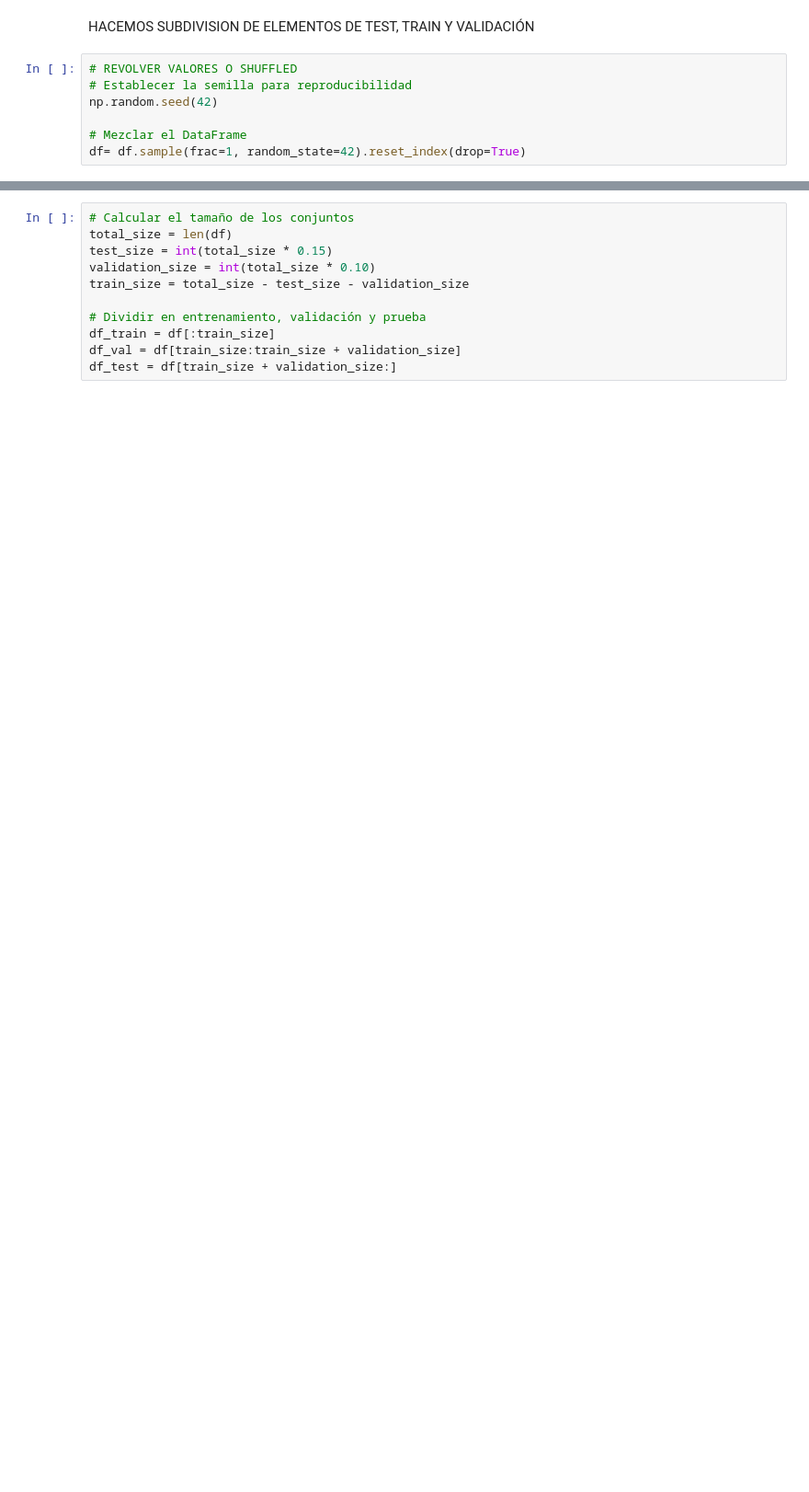
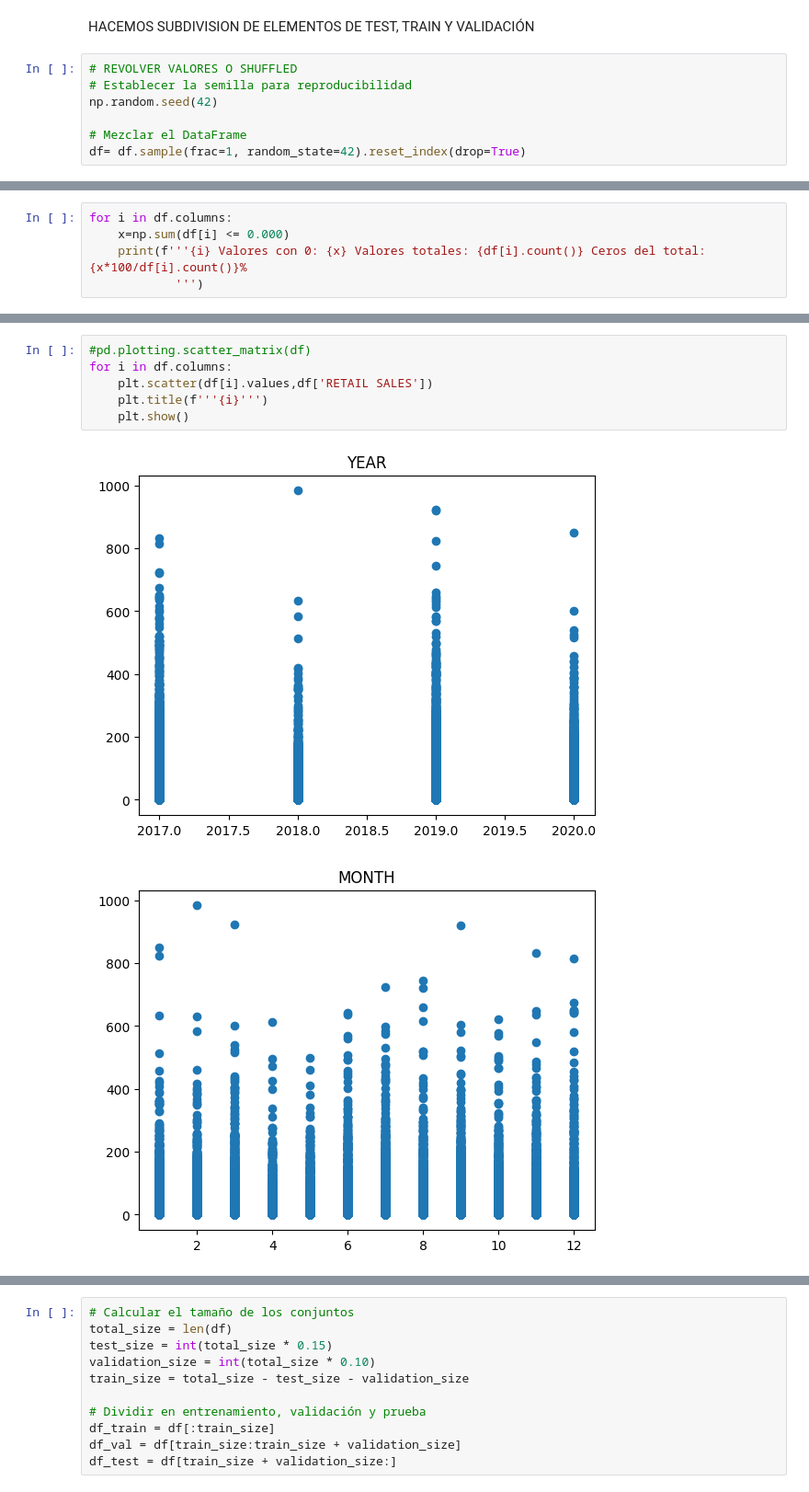
Before and after one commit to KOKAS-3o14TOS/-Machine_Learning-, a Jupyter notebook: DATASET_RETAIL_SALES/RETAIL_SALES.ipynb, the cells around one changed output, grey strips where cells are left out. Shown at 92% size. Drawn from its saved outputs; the diff is of its cells as text; blank space fills up the shorter version.

```diff
--- a/DATASET_RETAIL_SALES/RETAIL_SALES.ipynb
+++ b/DATASET_RETAIL_SALES/RETAIL_SALES.ipynb
@@ -312,0 +349,5 @@ df= df.sample(frac=1, random_state=42).reset_index(drop=True)
+# %%
+for i in df.columns:
+    x=np.sum(df[i] <= 0.000)
+    print(f'''{i} Valores con 0: {x} Valores totales: {df[i].count()} Ceros del total: {x*100/df[i].count()}%
+            ''')
@@ -312,0 +429,9 @@ df= df.sample(frac=1, random_state=42).reset_index(drop=True)
+# %%
+#pd.plotting.scatter_matrix(df)
+for i in df.columns:
+    plt.scatter(df[i].values,df['RETAIL SALES'])
+    plt.title(f'''{i}''')
+    plt.show()
+# %% [output]
+[figure, added]
+[figure, added]
```
Also changed, not shown: parts of 45 cells of this notebook.
